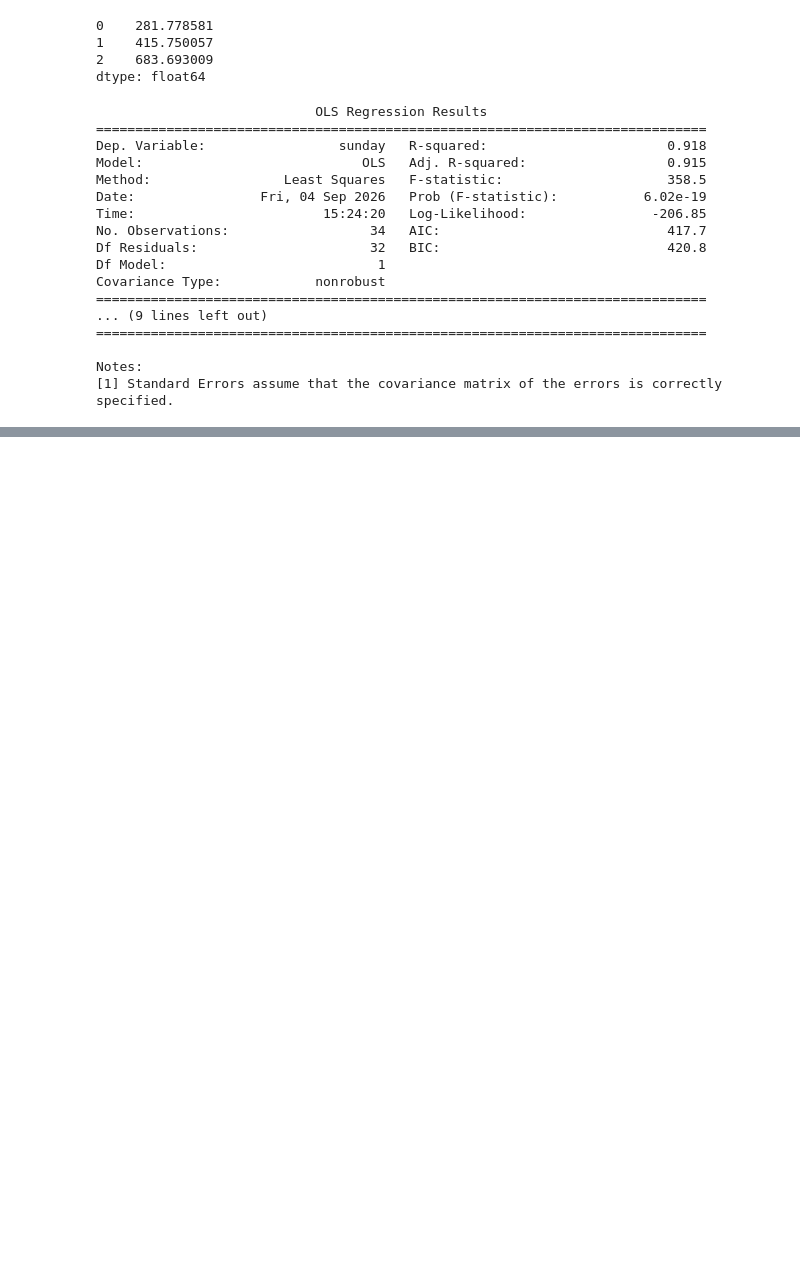
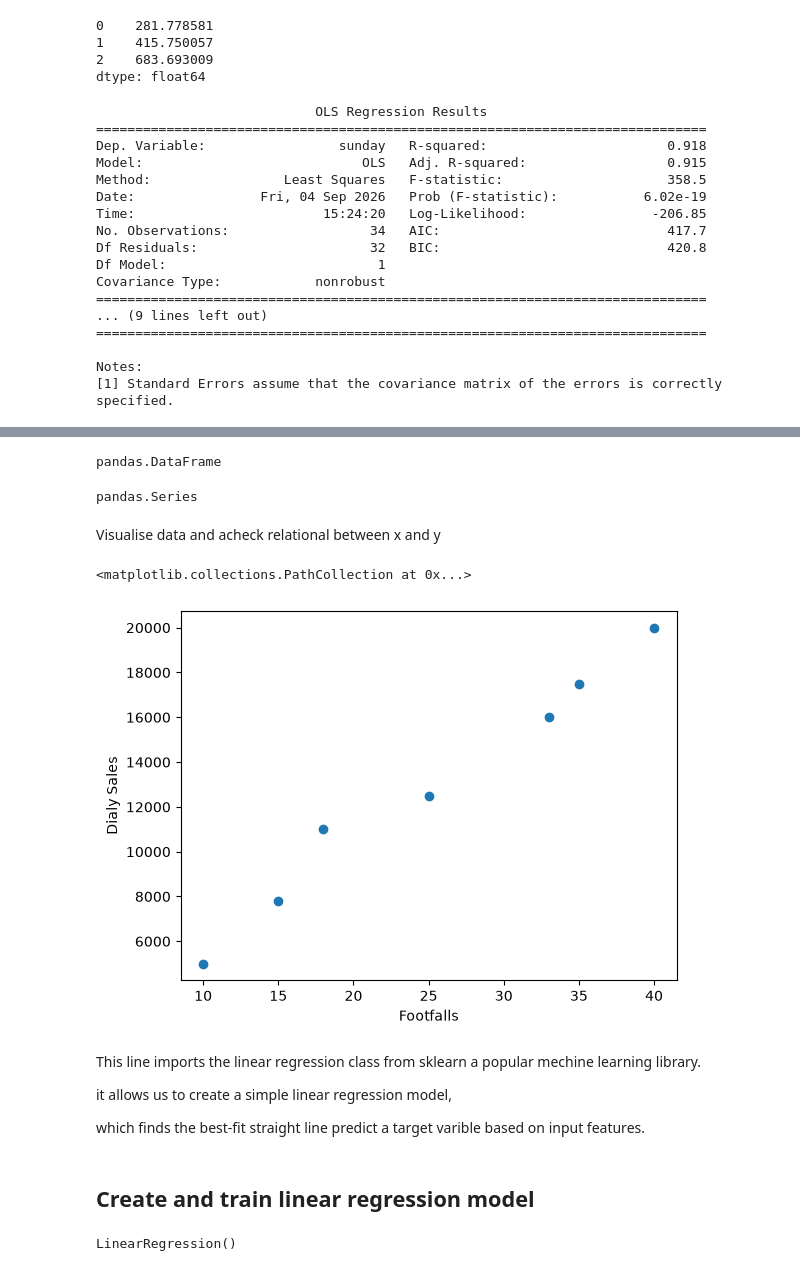
Before and after one commit to abhishekforever3-art/Polyglot-Data-Structures-Algorithms, a Jupyter notebook: js_project/Machine Learning/Linear_regression.ipynb, the cells around one changed output, grey strips where cells are left out. Drawn from its saved outputs; the diff is of its cells as text; code cells hidden in the pictures; blank space fills up the shorter version.

```diff
--- a/js_project/Machine Learning/Linear_regression.ipynb
+++ b/js_project/Machine Learning/Linear_regression.ipynb
@@ -416,0 +443,4 @@ Notes:
+# %%
+data = pd.read_csv('General_Stores.csv')
+print("Data Preview:")
+data.head()
@@ -416,0 +457,3 @@ Notes:
+# %%
+x = data[['Footfalls']]
+y = data['DailySales']
@@ -416,0 +472,18 @@ Notes:
+# %%
+type(x)
+# %% [output]
+pandas.DataFrame
+# %%
+type(y)
+# %% [output]
+pandas.Series
+# %% [markdown]
+Visualise data and acheck relational between x and y
+# %%
+#% matplotlib inline
+plt.xlabel('Footfalls')
+plt.ylabel('Dialy Sales')
+plt.scatter(x,y,marker='o')
+# %% [output]
+<matplotlib.collections.PathCollection at 0x...>
+[figure, added]
@@ -416,0 +492,13 @@ Notes:
+# %% [markdown]
+This line imports the linear regression class from sklearn a popular mechine learning library.
+
+it allows us to create a simple linear regression model,
+
+which finds the best-fit straight line predict a target varible based on input features.
+# %% [markdown]
+## Create and train linear regression model
+# %%
+model = LinearRegression()
+model.fit(x, y)
+# %% [output]
+LinearRegression()
```
Also changed, not shown: parts of 20 cells of this notebook, 6 other files.
